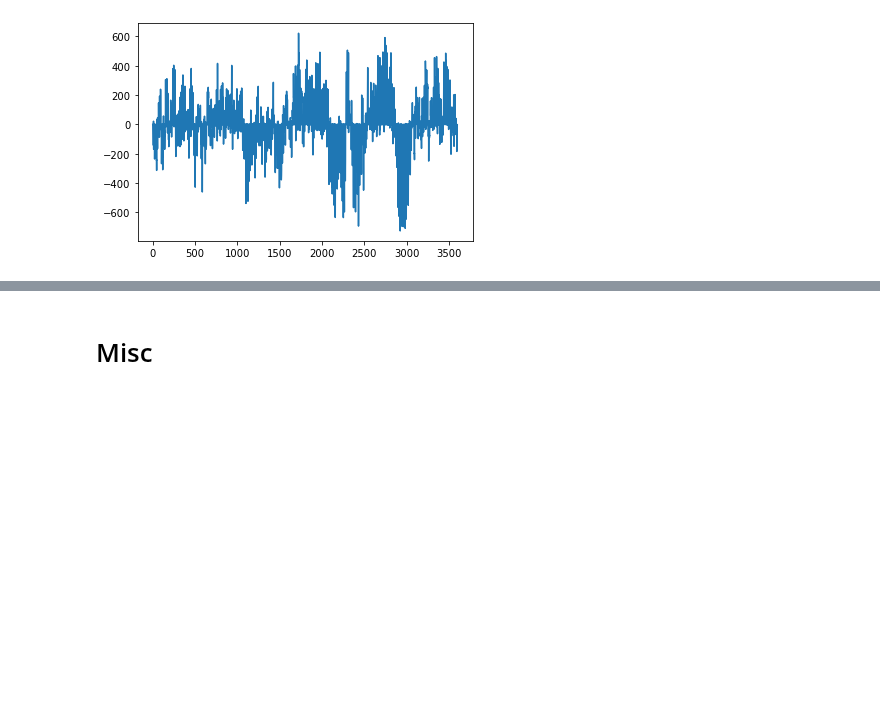
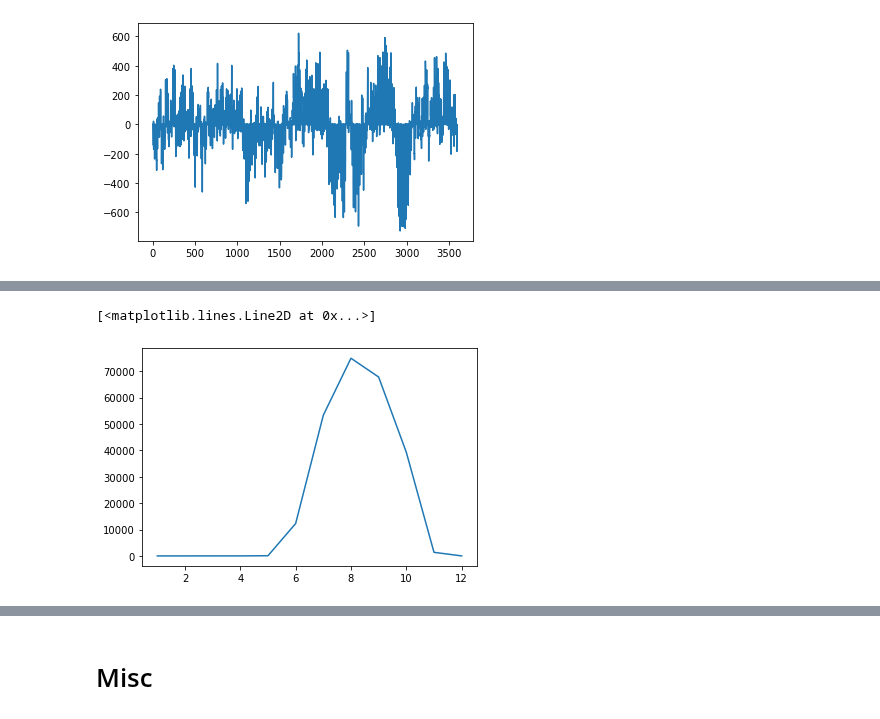
Before and after one commit to bbuchovecky/hmei, a Jupyter notebook: notebooks/ctrl_run_ppp_metrics.ipynb, the cells around one changed output, grey strips where cells are left out. Drawn from its saved outputs; the diff is of its cells as text; code cells hidden in the pictures; blank space fills up the shorter version.

Commit message:
computed variance and started visualizing derived data

```diff
--- a/notebooks/ctrl_run_ppp_metrics.ipynb
+++ b/notebooks/ctrl_run_ppp_metrics.ipynb
@@ -437,0 +445,9 @@ plt.plot(np.arange(0,3600), y['Weddell'])
+# %%
+write_rootdir = '/home/bbuchovecky/storage/so_predict_derived/'
+subdir_ctrl = 'CTRL/'
+
+def open_anom(var, reg, time_scale):
+    write_rootdir = '/home/bbuchovecky/storage/so_predict_derived/'
+    subdir_ctrl = 'CTRL/'
+    filename = var.lower()+'_'+reg.lower()+'_'+time_scale.lower()+'_anom.nc'
+    return xr.open_dataset(write_rootdir+subdir_ctrl+var.upper()+'/'+filename)
@@ -437,0 +491,27 @@ plt.plot(np.arange(0,3600), y['Weddell'])
+# %%
+write_rootdir = '/home/bbuchovecky/storage/so_predict_derived/'
+subdir_ctrl = 'CTRL/'
+
+def open_anom(var, reg, time_scale):
+    write_rootdir = '/home/bbuchovecky/storage/so_predict_derived/'
+    subdir_ctrl = 'CTRL/'
+    filename = var.lower()+'_'+reg.lower()+'_'+time_scale.lower()+'_anom.nc'
+    return xr.open_dataset(write_rootdir+subdir_ctrl+var.upper()+'/'+filename)
+# %%
+sst_so_monthly_anom = open_anom('sst', 'so', 'monthly')
+sss_so_monthly_anom = open_anom('sss', 'so', 'monthly')
+pco2_so_monthly_anom = open_anom('pco2surf', 'so', 'monthly')
+npp_so_monthly_anom = open_anom('npp', 'so', 'monthly')
+cn_so_monthly_anom = open_anom('cn_inv', 'so', 'monthly')
+sie_so_monthly_anom = open_anom('sie', 'so', 'monthly')
+siv_so_monthly_anom = open_anom('siv', 'so', 'monthly')
+mld_so_monthly_anom = open_anom('mld', 'so', 'monthly')
+# %%
+sst_so_monthly_var = pcs.reg_monthly_var(sst_so_monthly_anom)
+sss_so_monthly_var = pcs.reg_monthly_var(sss_so_monthly_anom)
+pco2_so_monthly_var = pcs.reg_monthly_var(pco2_so_monthly_anom)
+npp_so_monthly_var = pcs.reg_monthly_var(npp_so_monthly_anom)
+cn_so_monthly_var = pcs.reg_monthly_var(cn_so_monthly_anom)
+sie_so_monthly_var = pcs.reg_monthly_var(sie_so_monthly_anom)
+siv_so_monthly_var = pcs.reg_monthly_var(siv_so_monthly_anom)
+mld_so_monthly_var = pcs.reg_monthly_var(mld_so_monthly_anom)
@@ -437,0 +557,6 @@ plt.plot(np.arange(0,3600), y['Weddell'])
+# %%
+## check mixed-layer depth variance in the Weddell region
+plt.plot(np.arange(1,13), mld_so_monthly_var['Weddell'])
+# %% [output]
+[<matplotlib.lines.Line2D at 0x...>]
+[figure, added]
```
Also changed, not shown: parts of 44 cells of this notebook, 2 other files.
